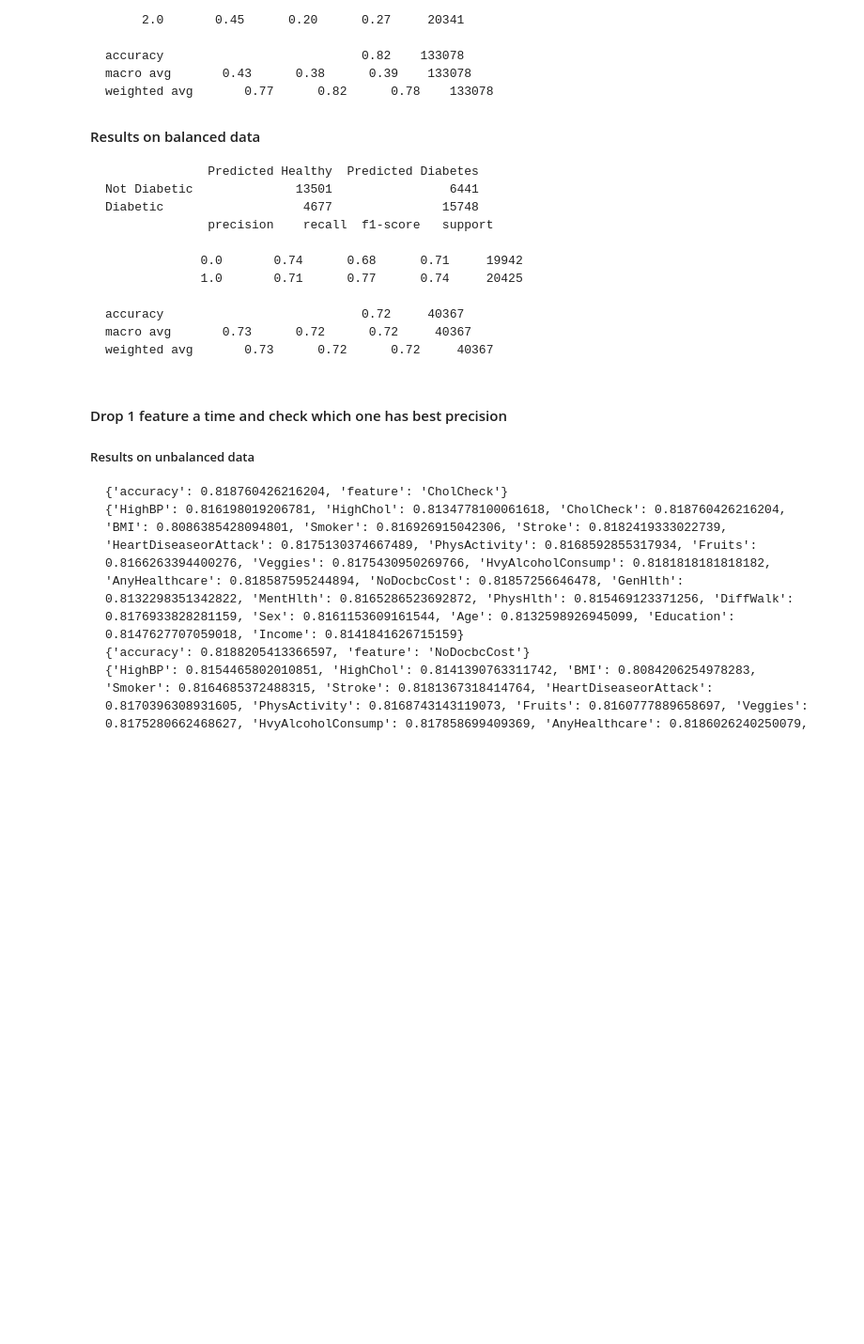
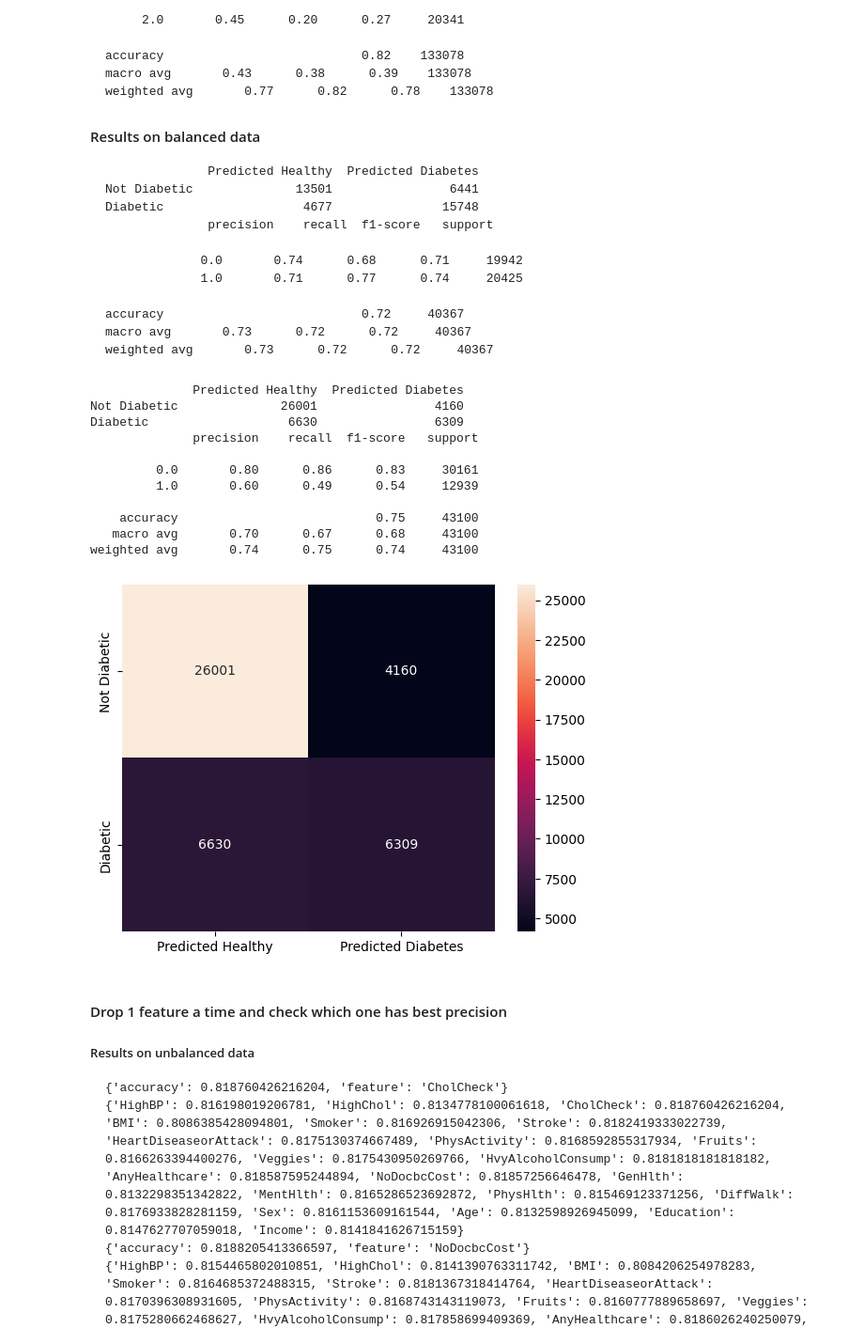
Before and after one commit to Kaushal-DCU-2023-25/CA683I_DA_AM_Assignment, a Jupyter notebook: Kaushal_2024_CA683I_DA_AM_Assignment.ipynb, the cells around one changed output. Shown at 94% size. Cells and saved outputs as stored; diff of their text form; code cells hidden in the pictures; blank space fills up the shorter version.

```diff
--- a/Kaushal_2024_CA683I_DA_AM_Assignment.ipynb
+++ b/Kaushal_2024_CA683I_DA_AM_Assignment.ipynb
@@ -269,35 +329,47 @@ Use RandomForestClassifier to tain the model.
 # %%
 from sklearn.model_selection import train_test_split
 from sklearn.pipeline import Pipeline
 from sklearn.preprocessing import StandardScaler, FunctionTransformer
 from sklearn.svm import SVC
 from sklearn.ensemble import RandomForestClassifier
 from sklearn.metrics import classification_report, confusion_matrix
 
-x= df_brfss.drop('Diabetes', axis=1)
+x= df_brfss.drop(['Diabetes'], axis=1)
 y= df_brfss["Diabetes"]
 
-
-x_train, x_test, y_train, y_test = train_test_split(x,y, test_size = 0.2, random_state=50)
+x_train, x_test, y_train, y_test = train_test_split(x,y, test_size = 0.2, random_state=40)
 
 model = Pipeline([
   ('transfor', StandardScaler()),
   ('classifier', RandomForestClassifier())
 ])
 model.fit(x_train, y_train)
 
 
 y_predict = model.predict(x_test)
 
 
-#cm = np.array(confusion_matrix(y_test, y_predict, labels=[0, 1]))
-#confusion = pd.DataFrame(cm, index=['Not Diabetic', 'Diabetic'], columns=['Predicted Healthy', 'Predicted Diabetes'])
-cm = np.array(confusion_matrix(y_test, y_predict, labels=[0, 1 , 2]))
-confusion = pd.DataFrame(cm, index=['Not Diabetic', 'PreDiabetic', 'Diabetic'], columns=['Predicted Healthy', 'Predicted PreDiabetic', 'Predicted Diabetes'])
+cm = np.array(confusion_matrix(y_test, y_predict, labels=[0, 1]))
+confusion = pd.DataFrame(cm, index=['Not Diabetic', 'Diabetic'], columns=['Predicted Healthy', 'Predicted Diabetes'])
+#cm = np.array(confusion_matrix(y_test, y_predict, labels=[0, 1 , 2]))
+#confusion = pd.DataFrame(cm, index=['Not Diabetic', 'PreDiabetic', 'Diabetic'], columns=['Predicted Healthy', 'Predicted PreDiabetic', 'Predicted Diabetes'])
 
 print(confusion)
 sns.heatmap(confusion,annot=True,fmt='g')
 print(classification_report(y_test, y_predict))
+# %% [output]
+              Predicted Healthy  Predicted Diabetes
+Not Diabetic              26001                4160
+Diabetic                   6630                6309
+              precision    recall  f1-score   support
+
+         0.0       0.80      0.86      0.83     30161
+         1.0       0.60      0.49      0.54     12939
+
+    accuracy                           0.75     43100
+   macro avg       0.70      0.67      0.68     43100
+weighted avg       0.74      0.75      0.74     43100
+[figure, added]
 # %% [markdown]
 #### Drop 1 feature a time and check which one has best precision
 
```
Also changed, not shown: parts of 10 cells of this notebook.
